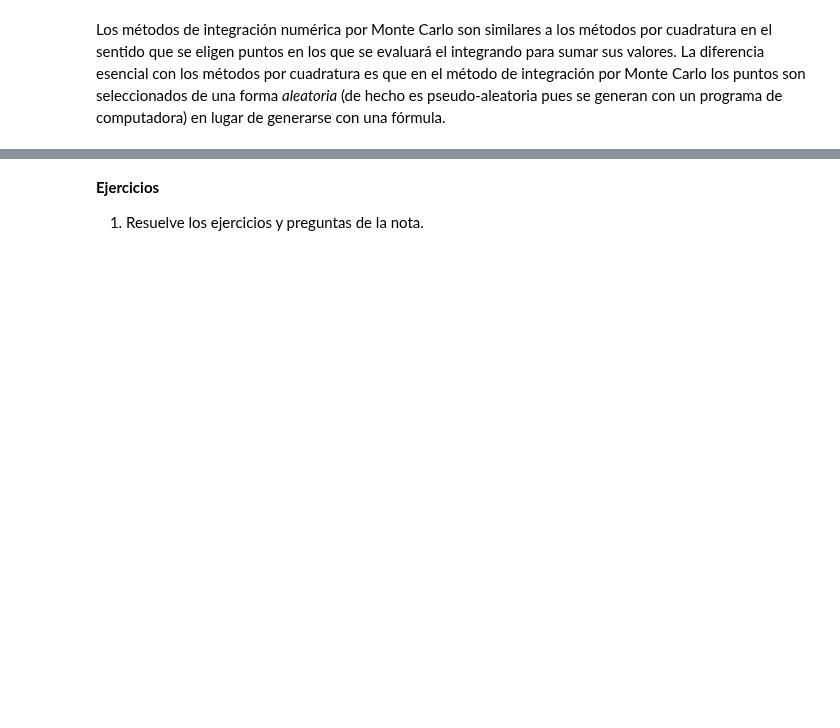
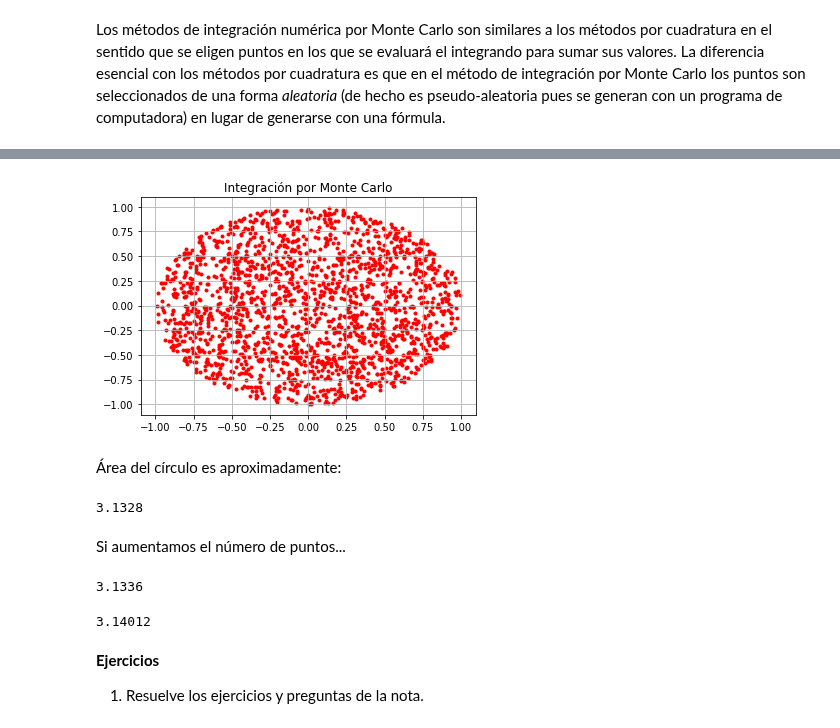
Before and after one commit to ITAM-DS/analisis-numerico-computo-cientifico, a Jupyter notebook: temas/I.computo_cientifico/1.5.Integracion_numerica.ipynb, the cells around one changed output, grey strips where cells are left out. Drawn from its saved outputs; the diff is of its cells as text; code cells hidden in the pictures; blank space fills up the shorter version.

```diff
--- a/temas/I.computo_cientifico/1.5.Integracion_numerica.ipynb
+++ b/temas/I.computo_cientifico/1.5.Integracion_numerica.ipynb
@@ -347,3 +398,37 @@ Los métodos de integración numérica por Monte Carlo son similares a los méto
+# %%
+f=lambda x: np.sqrt(x[:,0]**2 + x[:,1]**2) #definición de norma2
+ind=f(x_p)<=1
+x_p_subset=x_p[ind]
+plt.scatter(x_p_subset[:,0],x_p_subset[:,1],marker='.',color='r')
+plt.title('Integración por Monte Carlo')
+plt.grid()
+plt.show()
+# %% [output]
+[figure, added]
+# %% [markdown]
+Área del círculo es aproximadamente:
+# %%
+4*len(x_p_subset)/len(x_p)
+# %% [output]
+3.1328
+# %% [markdown]
+Si aumentamos el número de puntos...
+# %%
+density_p=int(10**4)
+x_p=np.random.uniform(-1,1,(density_p,2))
+ind=f(x_p)<=1
+x_p_subset=x_p[ind]
+4*len(x_p_subset)/len(x_p)
+# %% [output]
+3.1336
+# %%
+density_p=int(10**5)
+x_p=np.random.uniform(-1,1,(density_p,2))
+ind=f(x_p)<=1
+x_p_subset=x_p[ind]
+4*len(x_p_subset)/len(x_p)
+# %% [output]
+3.14012
 # %% [markdown]
 **Ejercicios**
 
```
Also changed, not shown: parts of 19 cells of this notebook.
